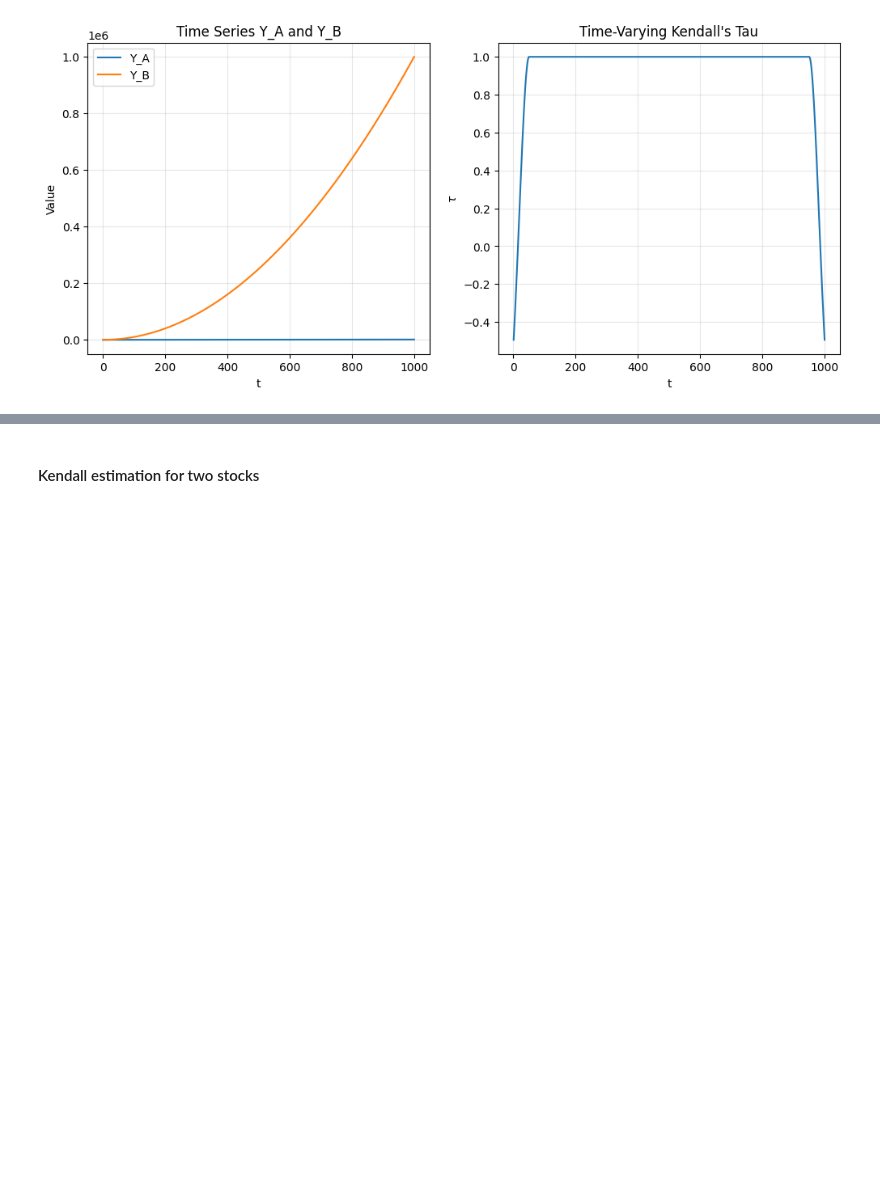
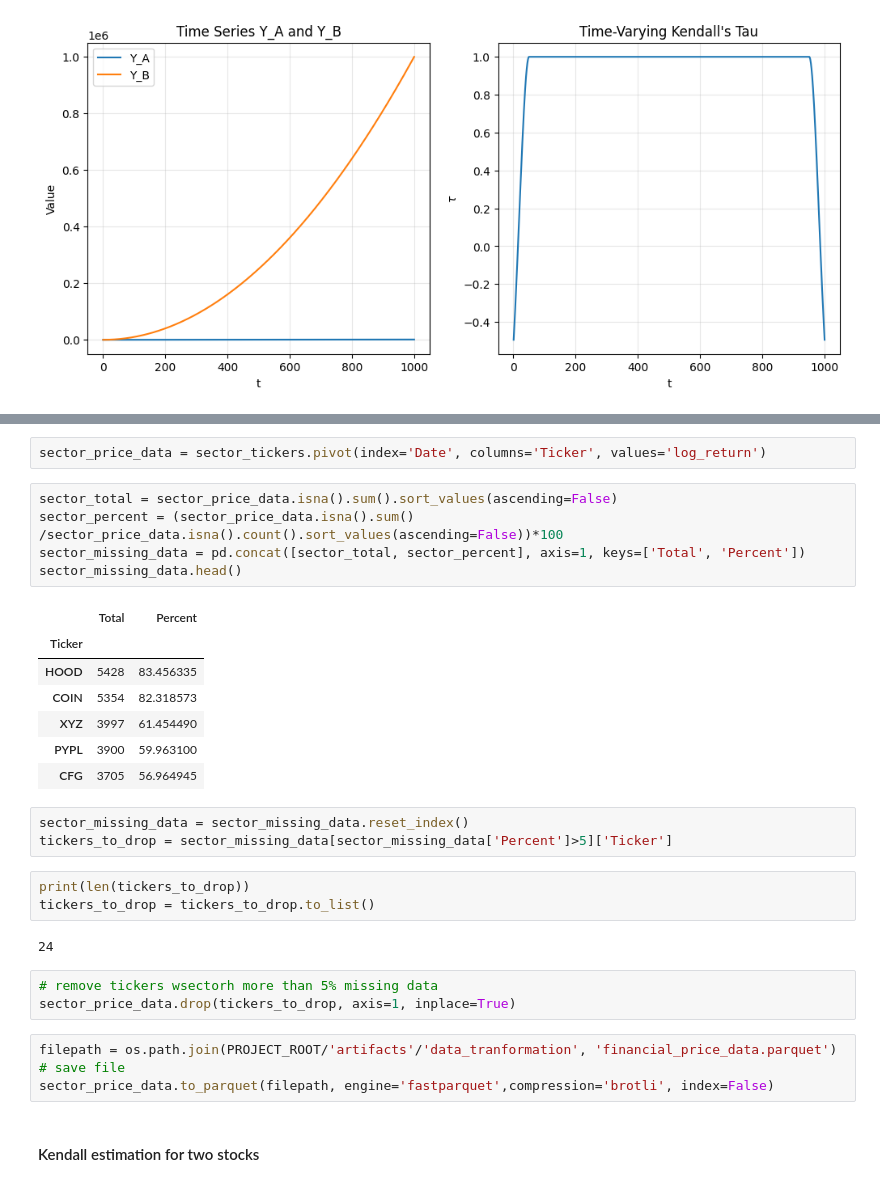
Before and after one commit to krishna-das-m/balance_continuous, a Jupyter notebook: research/02_data_transformation.ipynb, the cells around one changed output, grey strips where cells are left out. Cells and saved outputs as stored; diff of their text form; blank space fills up the shorter version.

```diff
--- a/research/02_data_transformation.ipynb
+++ b/research/02_data_transformation.ipynb
@@ -182,3 +205,33 @@ Tau estimate at t=900 is 0.9995951619433687
+# %%
+sector_price_data = sector_tickers.pivot(index='Date', columns='Ticker', values='log_return')
+# %%
+sector_total = sector_price_data.isna().sum().sort_values(ascending=False)
+sector_percent = (sector_price_data.isna().sum() /sector_price_data.isna().count().sort_values(ascending=False))*100
+sector_missing_data = pd.concat([sector_total, sector_percent], axis=1, keys=['Total', 'Percent'])
+sector_missing_data.head()
+# %% [output]
+|  | Total | Percent |
+| Ticker |  |  |
+| HOOD | 5428 | 83.456335 |
+| COIN | 5354 | 82.318573 |
+| XYZ | 3997 | 61.454490 |
+| PYPL | 3900 | 59.963100 |
+| CFG | 3705 | 56.964945 |
+# %%
+sector_missing_data = sector_missing_data.reset_index()
+tickers_to_drop = sector_missing_data[sector_missing_data['Percent']>5]['Ticker']
+# %%
+print(len(tickers_to_drop))
+tickers_to_drop = tickers_to_drop.to_list()
+# %% [output]
+24
+# %%
+# remove tickers wsectorh more than 5% missing data
+sector_price_data.drop(tickers_to_drop, axis=1, inplace=True)
+# %%
+filepath = os.path.join(PROJECT_ROOT/'artifacts'/'data_tranformation', 'financial_price_data.parquet')
+# save file
+sector_price_data.to_parquet(filepath, engine='fastparquet',compression='brotli', index=False)
 # %% [markdown]
 #### Kendall estimation for two stocks
 # %%
```
Also changed, not shown: parts of 5 cells of this notebook, 8 other files.
